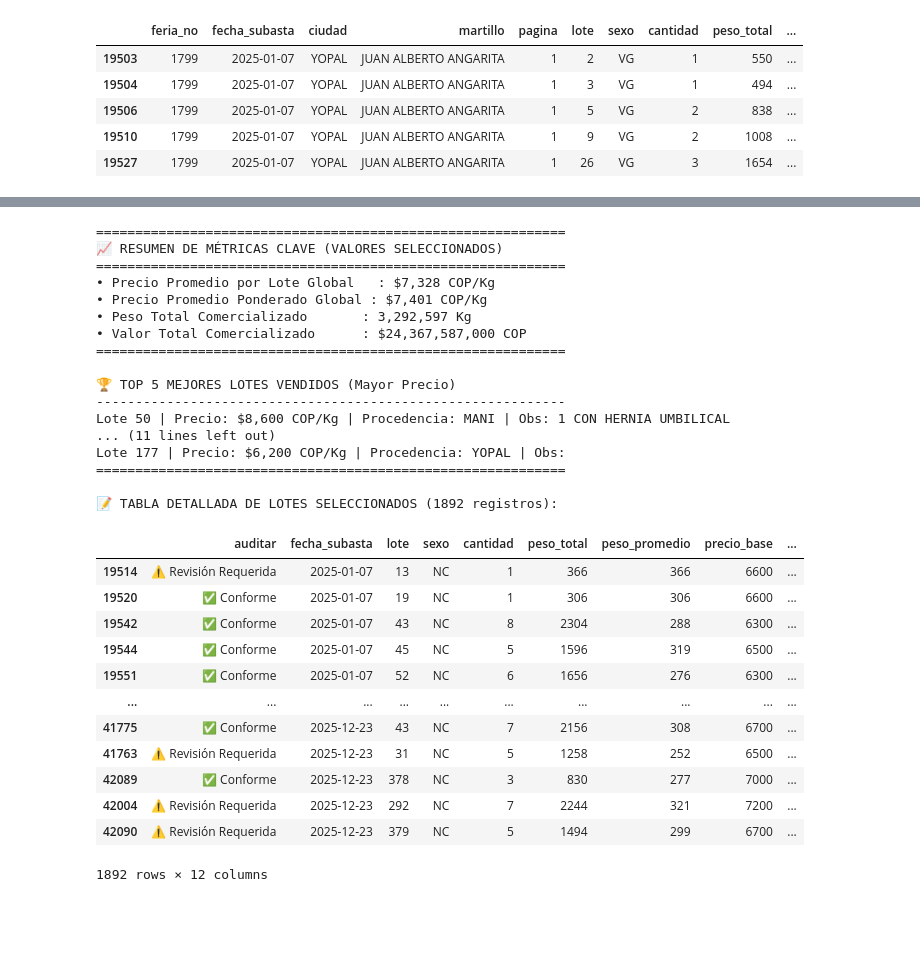
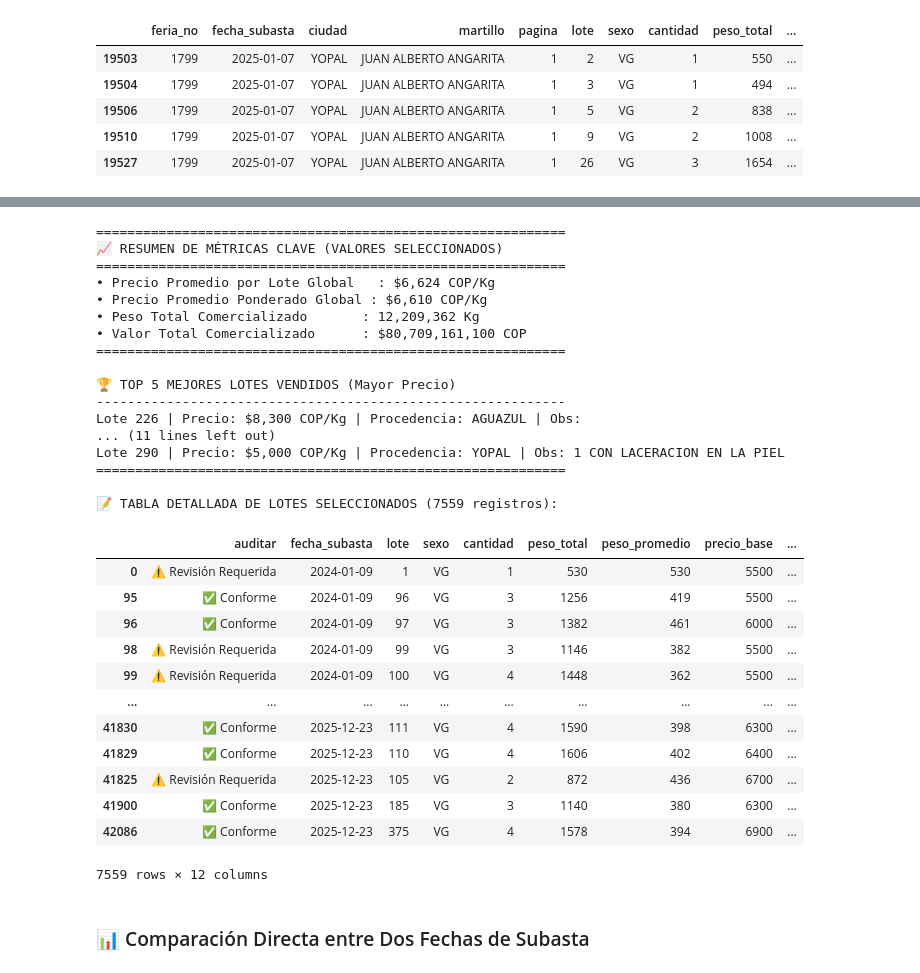
Before and after one commit to iamdavid2/subasta, a Jupyter notebook: Auditar.ipynb, the cells around one changed output, grey strips where cells are left out. Cells and saved outputs as stored; diff of their text form; code cells hidden in the pictures; blank space fills up the shorter version.

```diff
--- a/Auditar.ipynb
+++ b/Auditar.ipynb
@@ -79,12 +79,12 @@ import plotly.graph_objects as go
 import pandas as pd
 
 # @title 📊 Panel Interactivo de Filtros de Subasta
-sexo = "NC" # @param ["VG", "MG", "HE", "HO", "Todos"] {allow-input: true}
-fecha_desde = "2025-01-01" # @param {type:"date"}
+sexo = "VG" # @param ["VG", "MG", "HE", "HO", "Todos"] {allow-input: true}
+fecha_desde = "2024-01-01" # @param {type:"date"}
 fecha_hasta = "2025-12-31" # @param {type:"date"}
 excluir_outliers = True # @param {type:"boolean"}
 procedencia = "" # @param {type:"string"}
-mostrar_promedio_por_lote = True # @param {type:"boolean"}
+mostrar_promedio_por_lote = False # @param {type:"boolean"}
 mostrar_promedio_ponderado = True # @param {type:"boolean"}
 
 def plot_grafico_ferias_grande(
@@ -234,49 +234,51 @@ if not datos_procesados.empty:
     print("\n🏆 TOP 5 MEJORES LOTES VENDIDOS (Mayor Precio)")
     print("-"*60)
     for idx, row in top_mejores.iterrows():
         print(f"Lote {row['lote']} | Precio: ${row['precio_final']:,.0f} COP/Kg | Procedencia: {row['procedencia']} | Obs: {row['observaciones']}")
 
     print("\n📉 TOP 5 PEORES LOTES VENDIDOS (Menor Precio)")
     print("-"*60)
     for idx, row in top_peores.iterrows():
         print(f"Lote {row['lote']} | Precio: ${row['precio_final']:,.0f} COP/Kg | Procedencia: {row['procedencia']} | Obs: {row['observaciones']}")
     print("="*60)
 
     # Mostrar la tabla detallada
     print(f"\n📝 TABLA DETALLADA DE LOTES SELECCIONADOS ({len(datos_procesados)} registros):")
     columnas_mostrar = ['auditar', 'fecha_subasta', 'lote', 'sexo', 'cantidad', 'peso_total', 'peso_promedio', 'precio_base', 'precio_final', 'precio_por_animal', 'procedencia', 'observaciones']
     display(datos_procesados[columnas_mostrar].sort_values(by='fecha_subasta'))
 else:
     print("❌ No se encontraron registros con los filtros seleccionados.")
 # %% [output]
 [interactive output not drawn]
 ============================================================
 📈 RESUMEN DE MÉTRICAS CLAVE (VALORES SELECCIONADOS)
 ============================================================
-• Precio Promedio por Lote Global   : $7,328 COP/Kg
-• Precio Promedio Ponderado Global : $7,401 COP/Kg
-• Peso Total Comercializado       : 3,292,597 Kg
-• Valor Total Comercializado      : $24,367,587,000 COP
+• Precio Promedio por Lote Global   : $6,624 COP/Kg
+• Precio Promedio Ponderado Global : $6,610 COP/Kg
+• Peso Total Comercializado       : 12,209,362 Kg
+• Valor Total Comercializado      : $80,709,161,100 COP
 ============================================================
 
 🏆 TOP 5 MEJORES LOTES VENDIDOS (Mayor Precio)
 ------------------------------------------------------------
-Lote 50 | Precio: $8,600 COP/Kg | Procedencia: MANI | Obs: 1 CON HERNIA UMBILICAL
+Lote 226 | Precio: $8,300 COP/Kg | Procedencia: AGUAZUL | Obs:
 ... (11 lines left out)
-Lote 177 | Precio: $6,200 COP/Kg | Procedencia: YOPAL | Obs:
+Lote 290 | Precio: $5,000 COP/Kg | Procedencia: YOPAL | Obs: 1 CON LACERACION EN LA PIEL
 ============================================================
 
-📝 TABLA DETALLADA DE LOTES SELECCIONADOS (1892 registros):
+📝 TABLA DETALLADA DE LOTES SELECCIONADOS (7559 registros):
 |  | auditar | fecha_subasta | lote | sexo | cantidad | peso_total | peso_promedio | precio_base | ... |
-| 19514 | ⚠️ Revisión Requerida | 2025-01-07 | 13 | NC | 1 | 366 | 366 | 6600 | ... |
-| 19520 | ✅ Conforme | 2025-01-07 | 19 | NC | 1 | 306 | 306 | 6600 | ... |
-| 19542 | ✅ Conforme | 2025-01-07 | 43 | NC | 8 | 2304 | 288 | 6300 | ... |
-| 19544 | ✅ Conforme | 2025-01-07 | 45 | NC | 5 | 1596 | 319 | 6500 | ... |
-| 19551 | ✅ Conforme | 2025-01-07 | 52 | NC | 6 | 1656 | 276 | 6300 | ... |
+| 0 | ⚠️ Revisión Requerida | 2024-01-09 | 1 | VG | 1 | 530 | 530 | 5500 | ... |
+| 95 | ✅ Conforme | 2024-01-09 | 96 | VG | 3 | 1256 | 419 | 5500 | ... |
+| 96 | ✅ Conforme | 2024-01-09 | 97 | VG | 3 | 1382 | 461 | 6000 | ... |
+| 98 | ⚠️ Revisión Requerida | 2024-01-09 | 99 | VG | 3 | 1146 | 382 | 5500 | ... |
+| 99 | ⚠️ Revisión Requerida | 2024-01-09 | 100 | VG | 4 | 1448 | 362 | 5500 | ... |
 | ... | ... | ... | ... | ... | ... | ... | ... | ... | ... |
-| 41775 | ✅ Conforme | 2025-12-23 | 43 | NC | 7 | 2156 | 308 | 6700 | ... |
-| 41763 | ⚠️ Revisión Requerida | 2025-12-23 | 31 | NC | 5 | 1258 | 252 | 6500 | ... |
-| 42089 | ✅ Conforme | 2025-12-23 | 378 | NC | 3 | 830 | 277 | 7000 | ... |
-| 42004 | ⚠️ Revisión Requerida | 2025-12-23 | 292 | NC | 7 | 2244 | 321 | 7200 | ... |
-| 42090 | ⚠️ Revisión Requerida | 2025-12-23 | 379 | NC | 5 | 1494 | 299 | 6700 | ... |
+| 41830 | ✅ Conforme | 2025-12-23 | 111 | VG | 4 | 1590 | 398 | 6300 | ... |
+| 41829 | ✅ Conforme | 2025-12-23 | 110 | VG | 4 | 1606 | 402 | 6400 | ... |
+| 41825 | ⚠️ Revisión Requerida | 2025-12-23 | 105 | VG | 2 | 872 | 436 | 6700 | ... |
+| 41900 | ✅ Conforme | 2025-12-23 | 185 | VG | 3 | 1140 | 380 | 6300 | ... |
+| 42086 | ✅ Conforme | 2025-12-23 | 375 | VG | 4 | 1578 | 394 | 6900 | ... |
-1892 rows × 12 columns
+7559 rows × 12 columns
+# %% [markdown]
+### 📊 Comparación Directa entre Dos Fechas de Subasta
```
Also changed, not shown: parts of 2 cells of this notebook.
